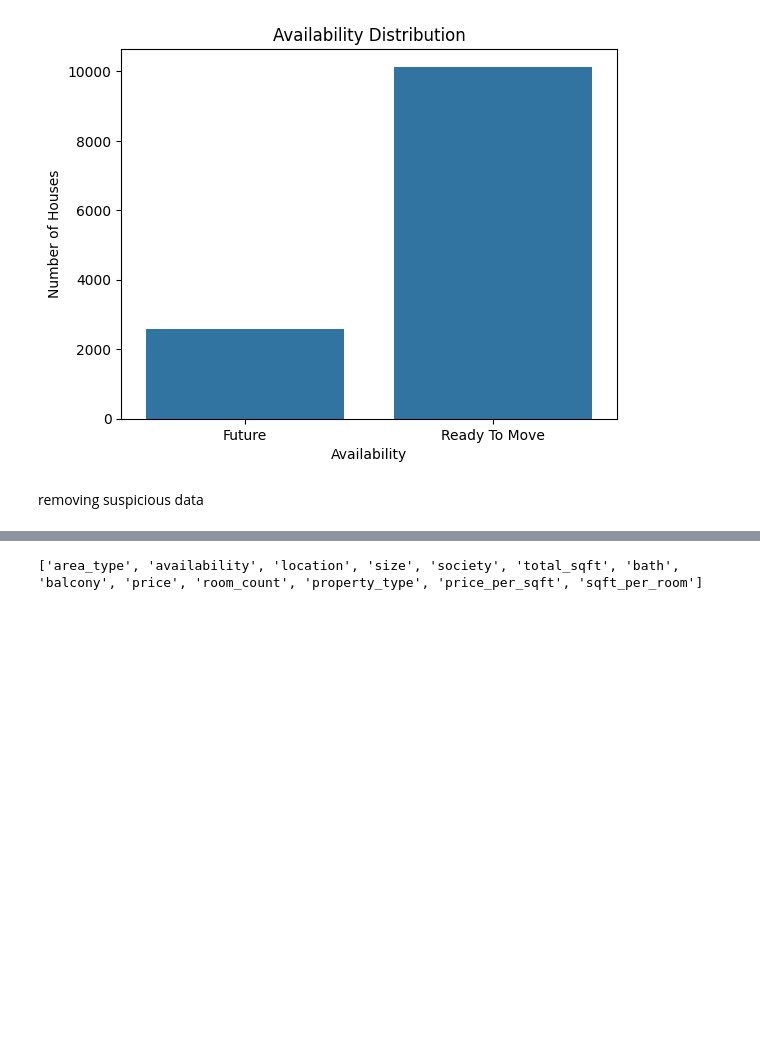
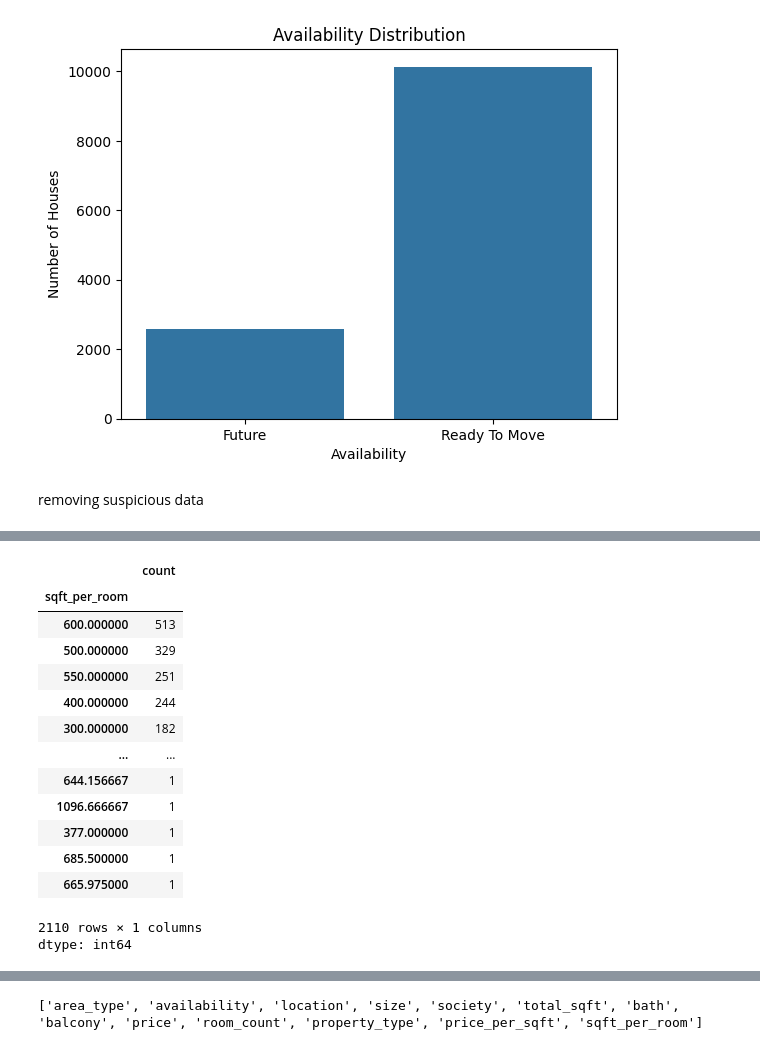
Before and after one commit to Bhoomikamalik81/Probation-Project-26, a Jupyter notebook: bhoomika_task_08.ipynb, the cells around one changed output, grey strips where cells are left out. Saved outputs shown, nothing was run; the diff lists cells and outputs as text; code cells hidden in the pictures; blank space fills up the shorter version.

```diff
--- a/bhoomika_task_08.ipynb
+++ b/bhoomika_task_08.ipynb
@@ -362,3 +422,21 @@ df = df[(df["sqft_per_room"] >= 300) &(df["room_count"] <= 10) &(df["bath"] <= d
+# %%
+df["sqft_per_room"].value_counts()
+# %% [output]
+|  | count |
+| sqft_per_room |  |
+| 600.000000 | 513 |
+| 500.000000 | 329 |
+| 550.000000 | 251 |
+| 400.000000 | 244 |
+| 300.000000 | 182 |
+| ... | ... |
+| 644.156667 | 1 |
+| 1096.666667 | 1 |
+| 377.000000 | 1 |
+| 685.500000 | 1 |
+| 665.975000 | 1 |
+2110 rows × 1 columns
+dtype: int64
 # %%
 print("Shape after filtering:", df.shape)
 # %% [output]
```
Also changed, not shown: parts of 21 cells of this notebook.
